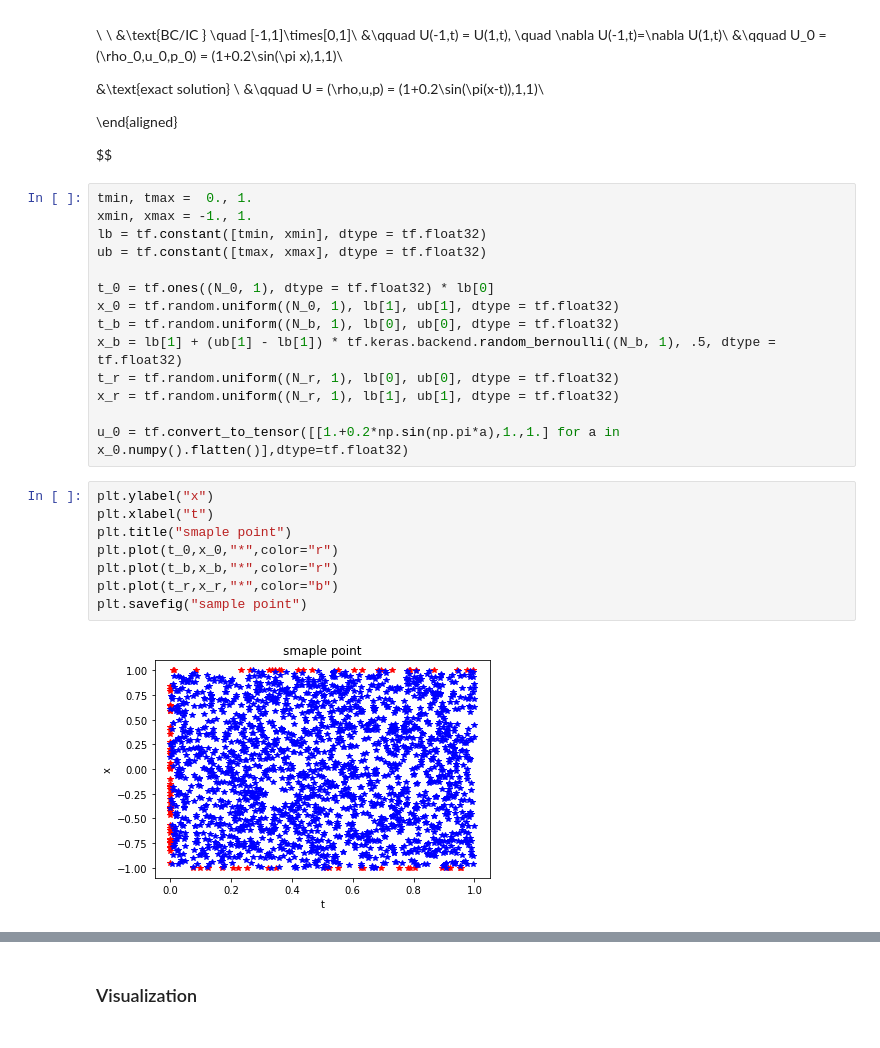
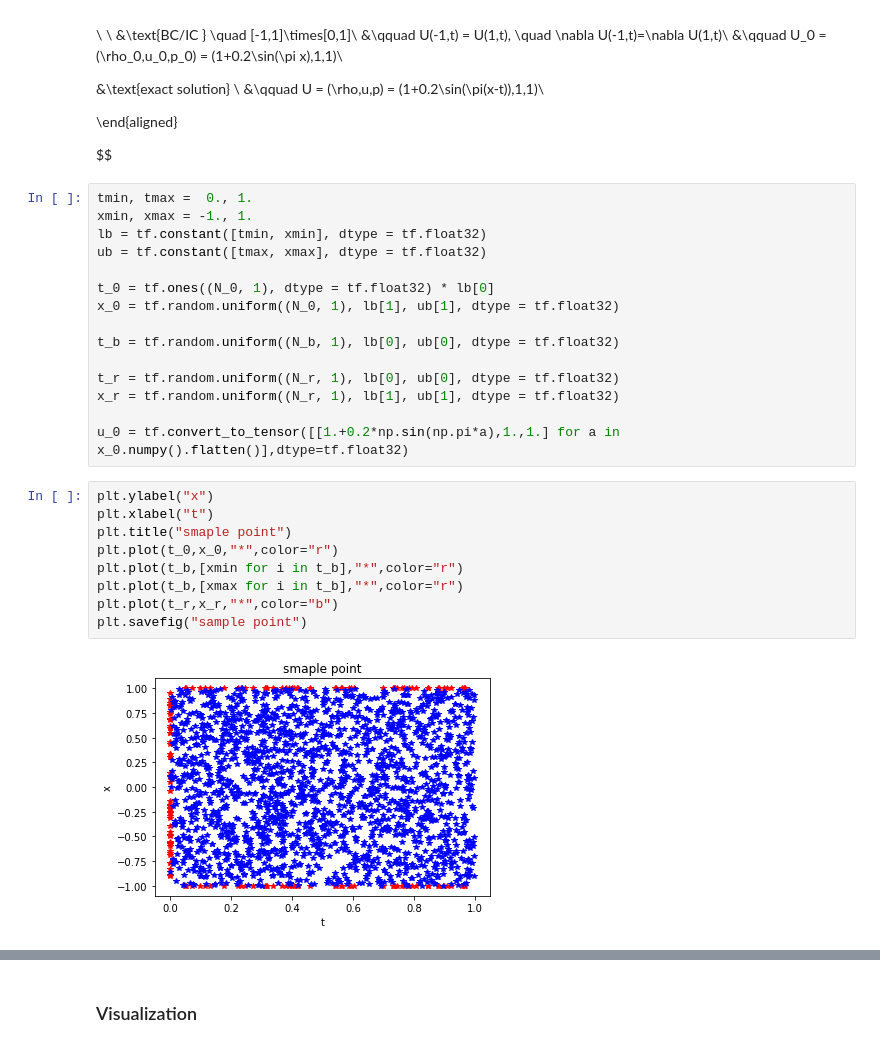
Before and after one commit to caizihuahua/Reading_Material, a Jupyter notebook: notebook/appendix_a.ipynb, the cells around one changed output, grey strips where cells are left out. Drawn from its saved outputs; the diff is of its cells as text.

```diff
--- a/notebook/appendix_a.ipynb
+++ b/notebook/appendix_a.ipynb
@@ -266,8 +259,9 @@ ub = tf.constant([tmax, xmax], dtype = tf.float32)
 
 t_0 = tf.ones((N_0, 1), dtype = tf.float32) * lb[0]
 x_0 = tf.random.uniform((N_0, 1), lb[1], ub[1], dtype = tf.float32)
+
 t_b = tf.random.uniform((N_b, 1), lb[0], ub[0], dtype = tf.float32)
-x_b = lb[1] + (ub[1] - lb[1]) * tf.keras.backend.random_bernoulli((N_b, 1), .5, dtype = tf.float32)
+
 t_r = tf.random.uniform((N_r, 1), lb[0], ub[0], dtype = tf.float32)
 x_r = tf.random.uniform((N_r, 1), lb[1], ub[1], dtype = tf.float32)
 
@@ -275,11 +269,12 @@ u_0 = tf.convert_to_tensor([[1.+0.2*np.sin(np.pi*a),1.,1.] for a in x_0.numpy().
 # %%
 plt.ylabel("x")
 plt.xlabel("t")
 plt.title("smaple point")
 plt.plot(t_0,x_0,"*",color="r")
-plt.plot(t_b,x_b,"*",color="r")
+plt.plot(t_b,[xmin for i in t_b],"*",color="r")
+plt.plot(t_b,[xmax for i in t_b],"*",color="r")
 plt.plot(t_r,x_r,"*",color="b")
 plt.savefig("sample point")
 # %% [output]
-[figure, old version]
+[figure, new version]
 # %%
```
Also changed, not shown: parts of 9 cells of this notebook, 16 other files.
